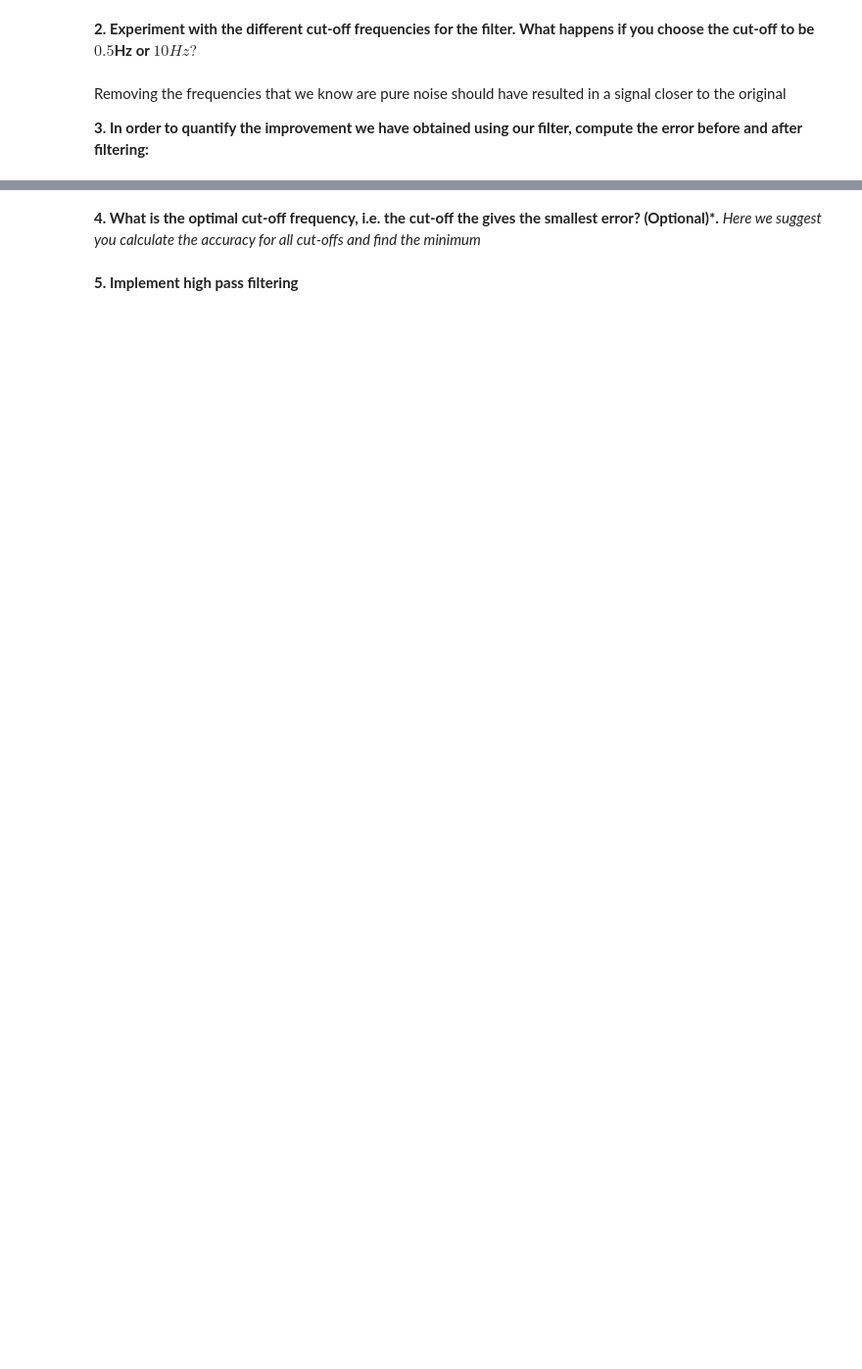
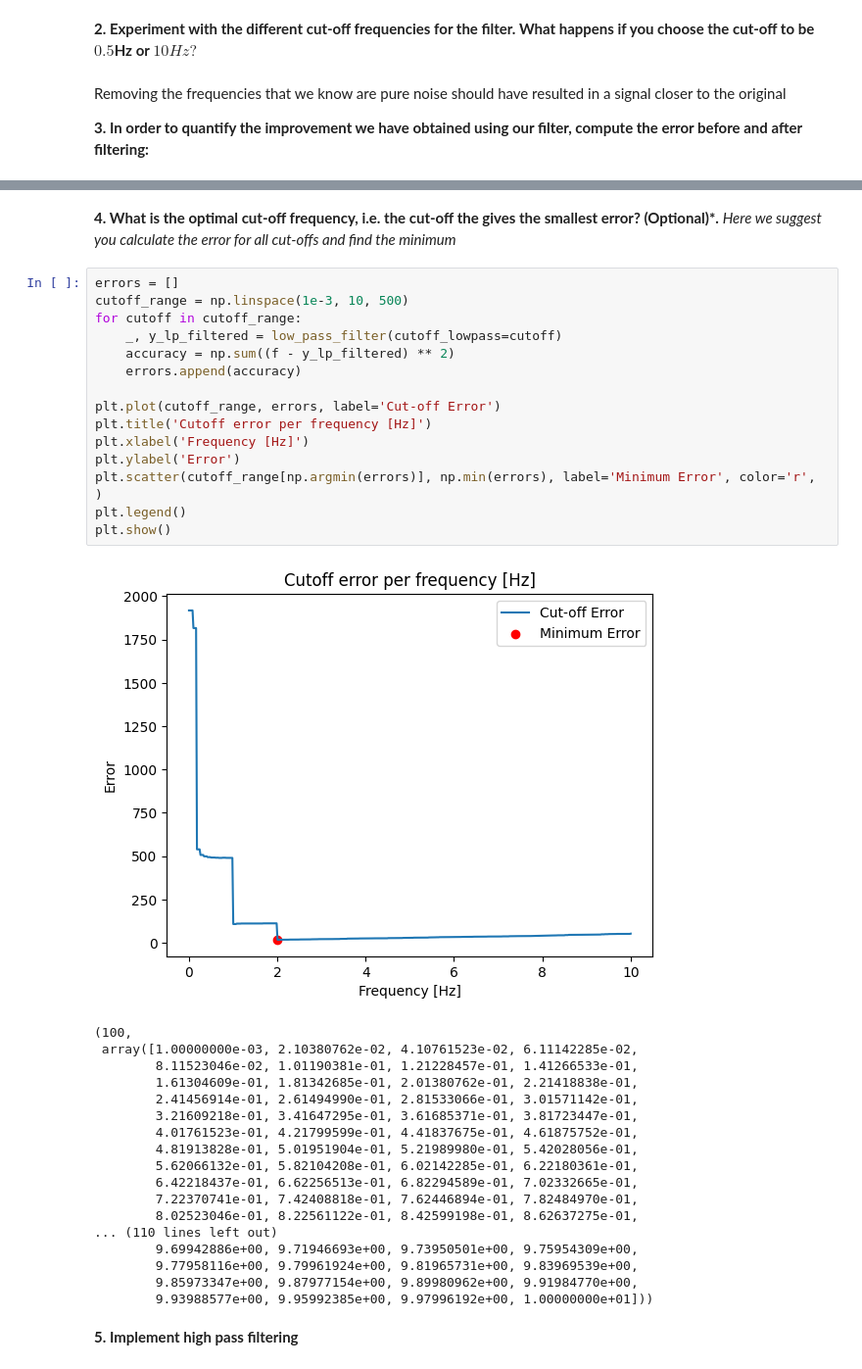
Before and after one commit to robinbraagaard/Signals-and-Data-Autumn-2024-student, a Jupyter notebook: week_4/ex_week_4.ipynb, the cells around one changed output, grey strips where cells are left out. Shown at 98% size. Cells and saved outputs as stored; diff of their text form; blank space fills up the shorter version.

```diff
--- a/week_4/ex_week_4.ipynb
+++ b/week_4/ex_week_4.ipynb
@@ -294,6 +300,40 @@ Error using filtered signal:    18.54
 # %% [markdown]
 **4. What is the optimal cut-off frequency, i.e. the cut-off the gives the smallest error? (Optional)\*.**
-*Here we suggest you calculate the accuracy for all cut-offs and find the minimum*
+*Here we suggest you calculate the error for all cut-offs and find the minimum*
+# %%
+errors = []
+cutoff_range = np.linspace(1e-3, 10, 500)
+for cutoff in cutoff_range:
+    _, y_lp_filtered = low_pass_filter(cutoff_lowpass=cutoff)
+    accuracy = np.sum((f - y_lp_filtered) ** 2)
+    errors.append(accuracy)
+
+plt.plot(cutoff_range, errors, label='Cut-off Error')
+plt.title('Cutoff error per frequency [Hz]')
+plt.xlabel('Frequency [Hz]')
+plt.ylabel('Error')
+plt.scatter(cutoff_range[np.argmin(errors)], np.min(errors), label='Minimum Error', color='r', )
+plt.legend()
+plt.show()
+# %% [output]
+[figure, added]
+(100,
+ array([1.00000000e-03, 2.10380762e-02, 4.10761523e-02, 6.11142285e-02,
+        8.11523046e-02, 1.01190381e-01, 1.21228457e-01, 1.41266533e-01,
+        1.61304609e-01, 1.81342685e-01, 2.01380762e-01, 2.21418838e-01,
+        2.41456914e-01, 2.61494990e-01, 2.81533066e-01, 3.01571142e-01,
+        3.21609218e-01, 3.41647295e-01, 3.61685371e-01, 3.81723447e-01,
+        4.01761523e-01, 4.21799599e-01, 4.41837675e-01, 4.61875752e-01,
+        4.81913828e-01, 5.01951904e-01, 5.21989980e-01, 5.42028056e-01,
+        5.62066132e-01, 5.82104208e-01, 6.02142285e-01, 6.22180361e-01,
+        6.42218437e-01, 6.62256513e-01, 6.82294589e-01, 7.02332665e-01,
+        7.22370741e-01, 7.42408818e-01, 7.62446894e-01, 7.82484970e-01,
+        8.02523046e-01, 8.22561122e-01, 8.42599198e-01, 8.62637275e-01,
+... (110 lines left out)
+        9.69942886e+00, 9.71946693e+00, 9.73950501e+00, 9.75954309e+00,
+        9.77958116e+00, 9.79961924e+00, 9.81965731e+00, 9.83969539e+00,
+        9.85973347e+00, 9.87977154e+00, 9.89980962e+00, 9.91984770e+00,
+        9.93988577e+00, 9.95992385e+00, 9.97996192e+00, 1.00000000e+01]))
 # %% [markdown]
 **5. Implement high pass filtering**
 # %%
```
Also changed, not shown: parts of 6 cells of this notebook, 1 other file.
